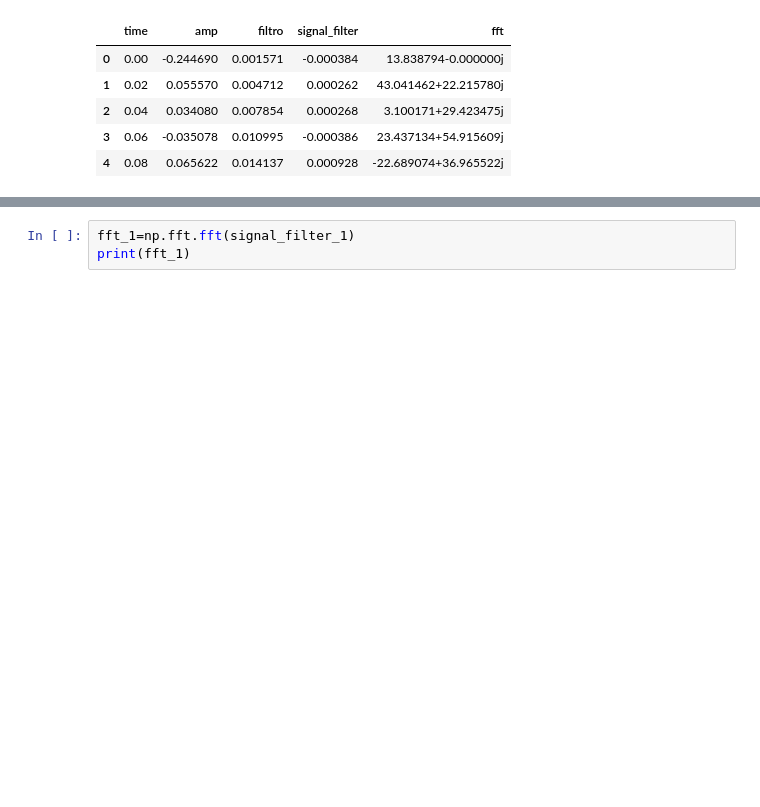
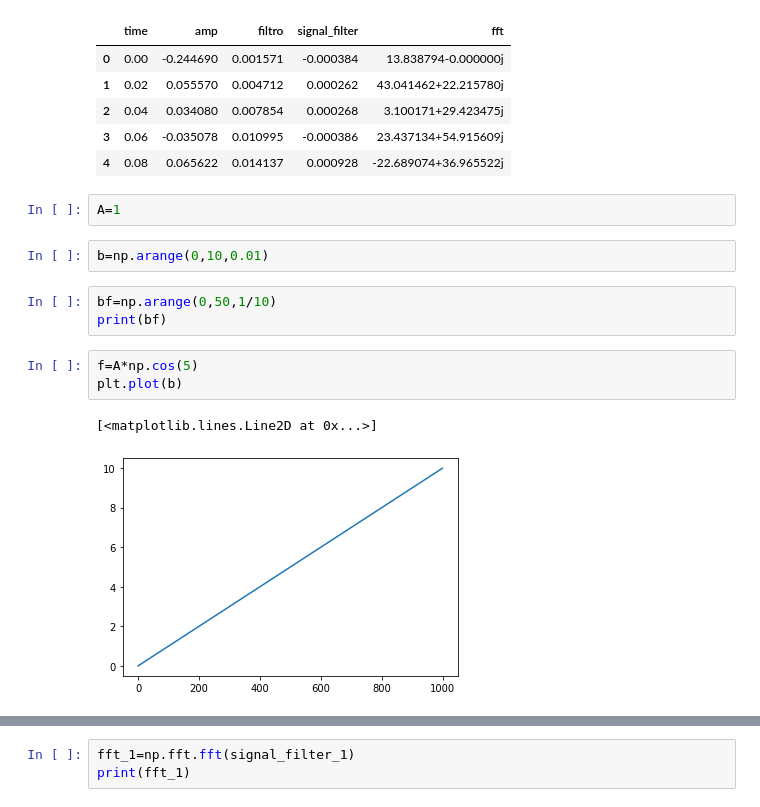
Before and after one commit to elsy-torres/S-T, a Jupyter notebook: FFT-100.ipynb, the cells around one changed output, grey strips where cells are left out. Drawn from its saved outputs; the diff is of its cells as text; blank space fills up the shorter version.

```diff
--- a/FFT-100.ipynb
+++ b/FFT-100.ipynb
@@ -297,6 +299,19 @@ data.head()
 | 2 | 0.04 | 0.034080 | 0.007854 | 0.000268 | 3.100171+29.423475j |
 | 3 | 0.06 | -0.035078 | 0.010995 | -0.000386 | 23.437134+54.915609j |
 | 4 | 0.08 | 0.065622 | 0.014137 | 0.000928 | -22.689074+36.965522j |
+# %%
+A=1
+# %%
+b=np.arange(0,10,0.01)
+# %%
+bf=np.arange(0,50,1/10)
+print(bf)
+# %%
+f=A*np.cos(5)
+plt.plot(b)
+# %% [output]
+[<matplotlib.lines.Line2D at 0x...>]
+[figure, added]
 # %%
 n_max=np.max(data['fft'])
 print(n_max)
```
Also changed, not shown: parts of 7 cells of this notebook.
